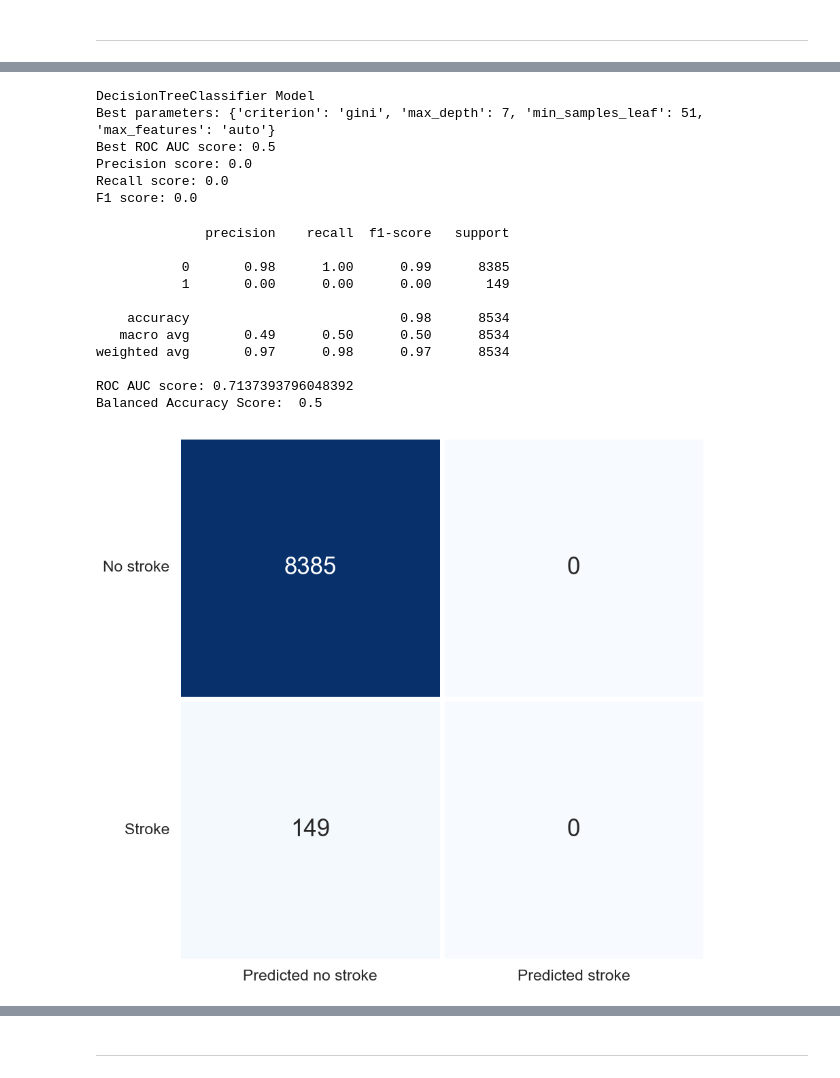
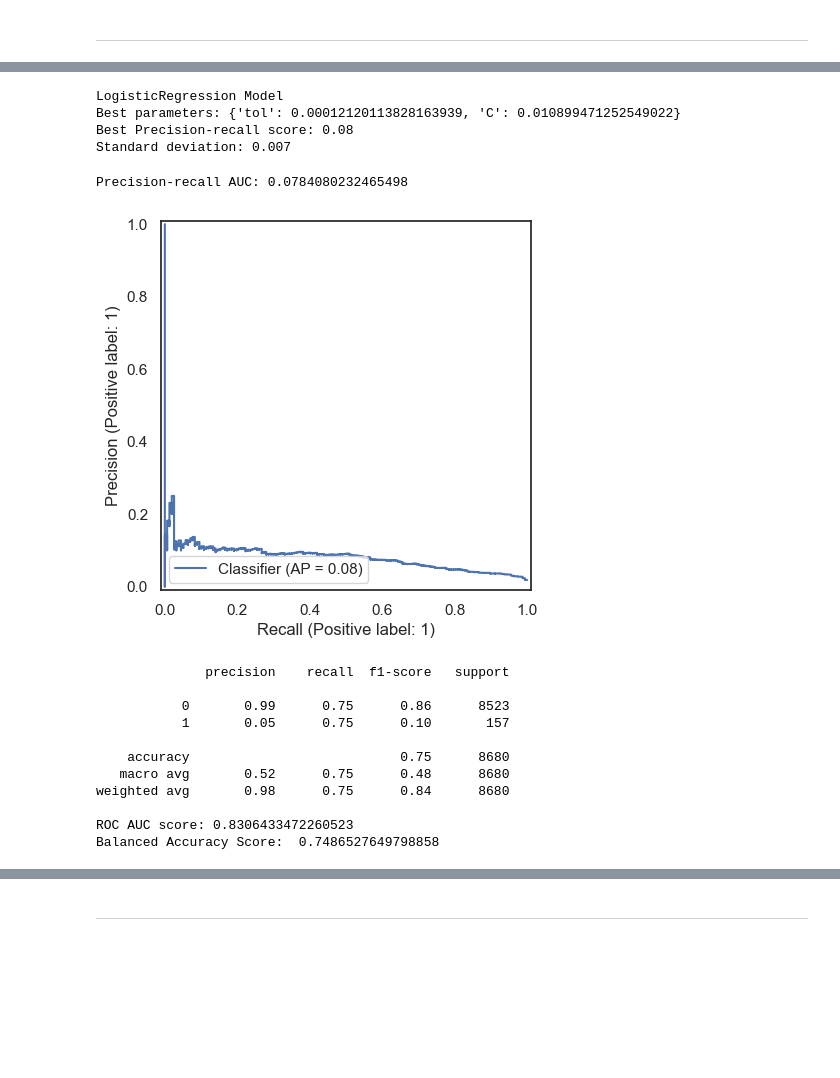
Before and after one commit to antoniocc12/Prediccion-ictus, a Jupyter notebook: notebooks/stroke.ipynb, the cells around one changed output, grey strips where cells are left out. Saved outputs shown, nothing was run; the diff lists cells and outputs as text; code cells hidden in the pictures; blank space fills up the shorter version.

Commit message:
Plots

```diff
--- a/notebooks/stroke.ipynb
+++ b/notebooks/stroke.ipynb
@@ -676,12 +675,13 @@ for m in range(len(models)):
     model = models[m][1]
     model.fit(X_train_res,y_train_res)
     y_pred = model.predict(X_test)
+    y_prob = model.predict_proba(X_test)[:,1]
     cm = confusion_matrix(y_test,y_pred)
 
     roc = roc_auc_score(y_test,y_pred)
     precision = precision_score(y_test,y_pred)
     recall = recall_score(y_test,y_pred)
-    precisions, recalls, thresholds = precision_recall_curve(y_test, y_pred)
+    precisions, recalls, thresholds = precision_recall_curve(y_test, y_prob)
     auc_precision_recall = auc(recalls, precisions)
 
     f1 = f1_score(y_test,y_pred)
@@ -1255,61 +1354,67 @@ study.optimize(objective, n_jobs=-1, n_trials=500)
 # %%
-parameters = study.best_params
-roc = round(study.best_value, 3)
-precision = round(study.best_trial.user_attrs['precision'], 3)
-recall = round(study.best_trial.user_attrs['recall'], 3)
-f1 = round(study.best_trial.user_attrs['f1'], 3)
+best_params = study.best_params
+best_score = round(study.best_value, 3)
+deviation = round(study.best_trial.user_attrs['Standard deviation'], 3)
 
-print(f'\033[1mDecisionTreeClassifier Model\033[0m\nBest parameters: {parameters}\nBest ROC AUC score: {roc}\nPrecision score: {precision}\nRecall score: {recall}\nF1 score: {f1}')
+print(f'\033[1mLogisticRegression Model\033[0m\nBest parameters: {best_params}\nBest Precision-recall score: {best_score}\nStandard deviation: {deviation}')
 # %% [output]
-DecisionTreeClassifier Model
-Best parameters: {'criterion': 'gini', 'max_depth': 7, 'min_samples_leaf': 51, 'max_features': 'auto'}
-Best ROC AUC score: 0.5
-Precision score: 0.0
-Recall score: 0.0
-F1 score: 0.0
+LogisticRegression Model
+Best parameters: {'tol': 0.00012120113828163939, 'C': 0.010899471252549022}
+Best Precision-recall score: 0.08
+Standard deviation: 0.007
 # %%
-best_params = {'criterion': 'gini', 'max_depth': 7, 'min_samples_leaf': 51, 'max_features': 'auto'}
-classifier = DecisionTreeClassifier(**best_params)
-classifier.fit(X_train, y_train)
+classifier = LogisticRegression(**best_params)
+classifier.fit(X_train_res, y_train_res)
+
 y_pred = classifier.predict(X_test)
 y_prob = classifier.predict_proba(X_test)[:,1]
 cm = confusion_matrix(y_test, y_pred)
 
+precision, recall, thresholds = precision_recall_curve(y_test, y_prob)
+auc_precision_recall = auc(recall, precision)
+print(f'Precision-recall AUC: {auc_precision_recall}')
+
+
+PrecisionRecallDisplay.from_predictions(y_test, y_prob)
+plt.show()
+
 print(classification_report(y_test, y_pred))
 print(f'ROC AUC score: {roc_auc_score(y_test, y_prob)}')
-print('Balanced Accuracy Score: ',balanced_accuracy_score(y_test, y_pred))
+print('Balanced Accuracy Score: ', balanced_accuracy_score(y_test, y_pred))
+
 
 # Matriz de Confusión
 plt.figure(figsize = (10, 10))
 sns.set(font_scale=1.5)
 sns.heatmap(cm, cmap = 'Blues', annot = True, fmt = 'd', linewidths = 5, cbar = False, annot_kws = {'fontsize': 25},
             yticklabels = ['No stroke', 'Stroke'], xticklabels = ['Predicted no stroke', 'Predicted stroke'])
 plt.yticks(rotation = 0)
-plt.savefig(os.path.join(os.path.dirname(os.path.dirname(os.path.abspath('file'))),'utils', "image", "mat_DTC.jpg"))
+plt.savefig(os.path.join(os.path.dirname(os.path.dirname(os.path.abspath('file'))),'utils', "image", "mat_LR.jpg"))
 
 # Curva ROC
 false_positive_rate, true_positive_rate, thresholds = roc_curve(y_test, y_prob)
 roc_auc = auc(false_positive_rate, true_positive_rate)
 
 sns.set_theme(style = 'white')
 plt.figure(figsize = (8, 8))
 plt.plot(false_positive_rate,true_positive_rate, color = '#b01717', label = 'AUC = %0.3f' % roc_auc)
 plt.legend(loc = 'lower right')
 plt.plot([0, 1], [0, 1], linestyle = '--', color = '#174ab0')
 plt.axis('tight')
 plt.ylabel('True Positive Rate')
 plt.xlabel('False Positive Rate')
-plt.savefig(os.path.join(os.path.dirname(os.path.dirname(os.path.abspath('file'))), 'utils', "image", "roc_DTC.jpg"))
+plt.savefig(os.path.join(os.path.dirname(os.path.dirname(os.path.abspath('file'))), 'utils', "image", "roc_LR.jpg"))
 # %% [output]
-              precision    recall  f1-score   support
-
-           0       0.98      1.00      0.99      8385
-           1       0.00      0.00      0.00       149
-
-    accuracy                           0.98      8534
-   macro avg       0.49      0.50      0.50      8534
-weighted avg       0.97      0.98      0.97      8534
-
-ROC AUC score: 0.7137393796048392
-Balanced Accuracy Score:  0.5
+Precision-recall AUC: 0.0784080232465498
-[figure, old version]
+[figure, new version]
+              precision    recall  f1-score   support
+
+           0       0.99      0.75      0.86      8523
+           1       0.05      0.75      0.10       157
+
+    accuracy                           0.75      8680
+   macro avg       0.52      0.75      0.48      8680
+weighted avg       0.98      0.75      0.84      8680
+
+ROC AUC score: 0.8306433472260523
+Balanced Accuracy Score:  0.7486527649798858
```
Also changed, not shown: parts of 32 cells of this notebook, 15 other files.
